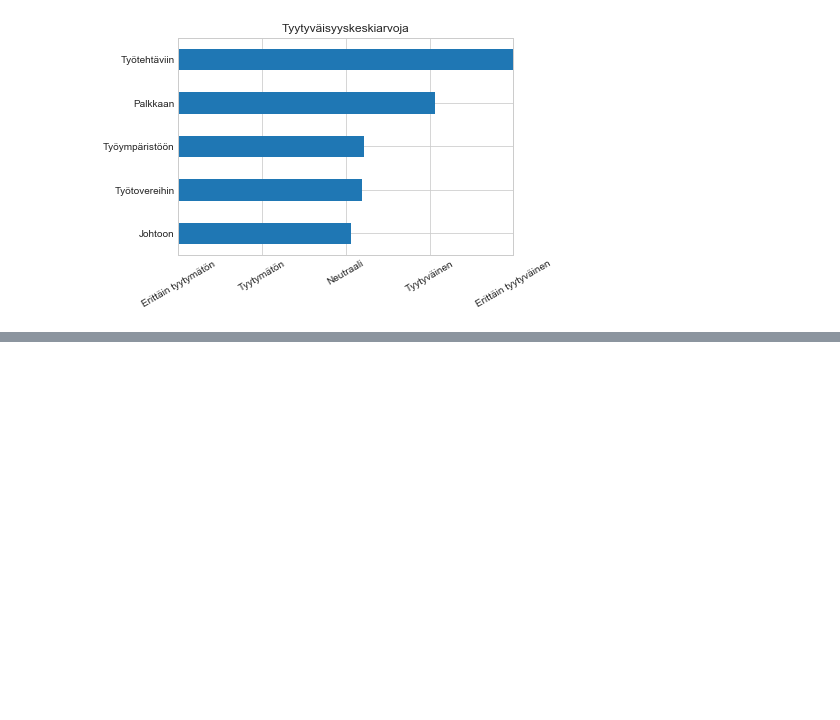
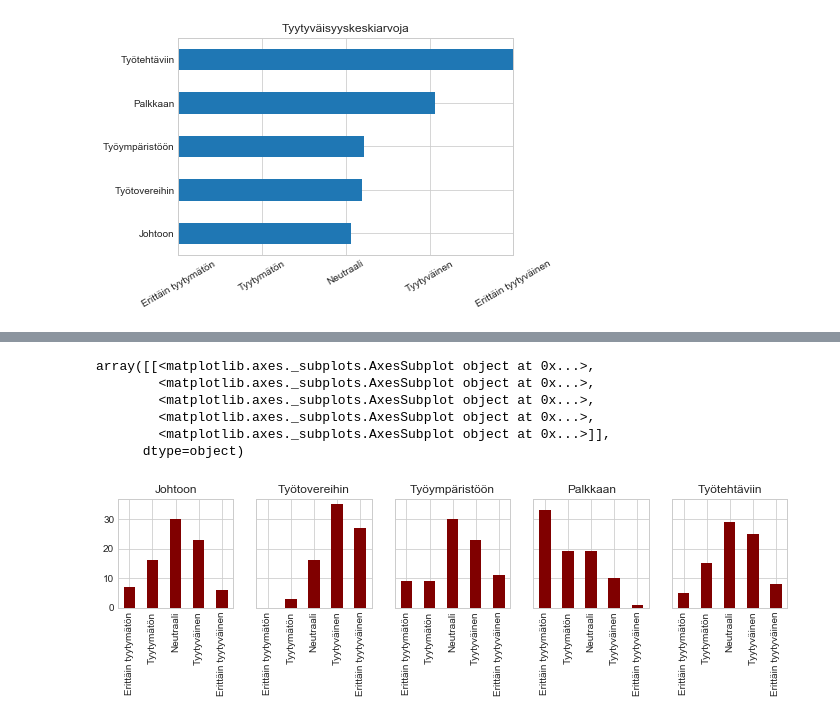
Before and after one commit to taanila/tilastoapu, a Jupyter notebook: bar.ipynb, the cells around one changed output, grey strips where cells are left out. Cells and saved outputs as stored; diff of their text form; code cells hidden in the pictures; blank space fills up the shorter version.

```diff
--- a/bar.ipynb
+++ b/bar.ipynb
@@ -299,0 +308,11 @@ ax12.set_xticklabels(mielipideasteikko, rotation=30)
+# %%
+df11.plot.bar(subplots=True, layout=(1,5), sharex=True, sharey=True,
+              figsize=(12,2), color='maroon', legend=False)
+# %% [output]
+array([[<matplotlib.axes._subplots.AxesSubplot object at 0x...>,
+        <matplotlib.axes._subplots.AxesSubplot object at 0x...>,
+        <matplotlib.axes._subplots.AxesSubplot object at 0x...>,
+        <matplotlib.axes._subplots.AxesSubplot object at 0x...>,
+        <matplotlib.axes._subplots.AxesSubplot object at 0x...>]],
+      dtype=object)
+[figure, added]
```
Also changed, not shown: parts of 1 cell of this notebook.
